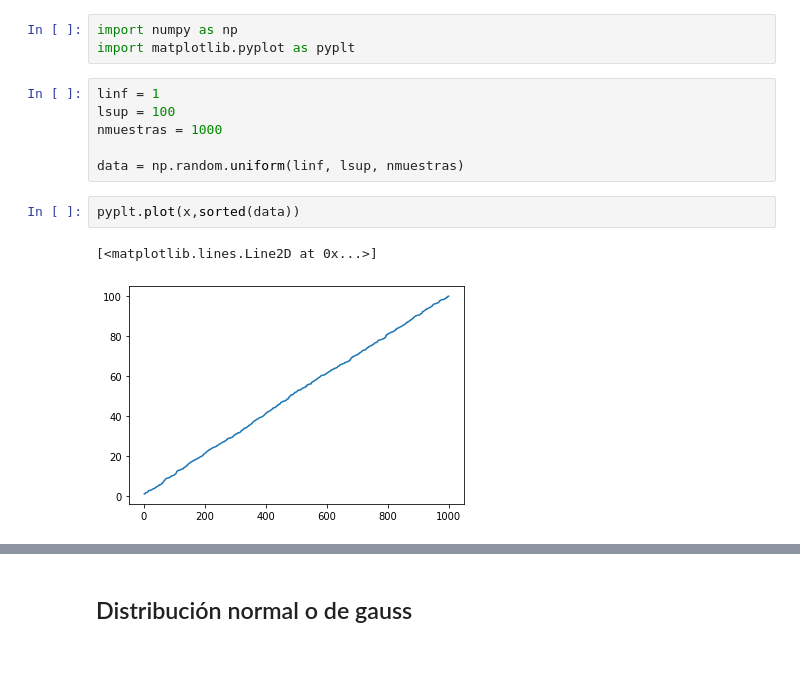
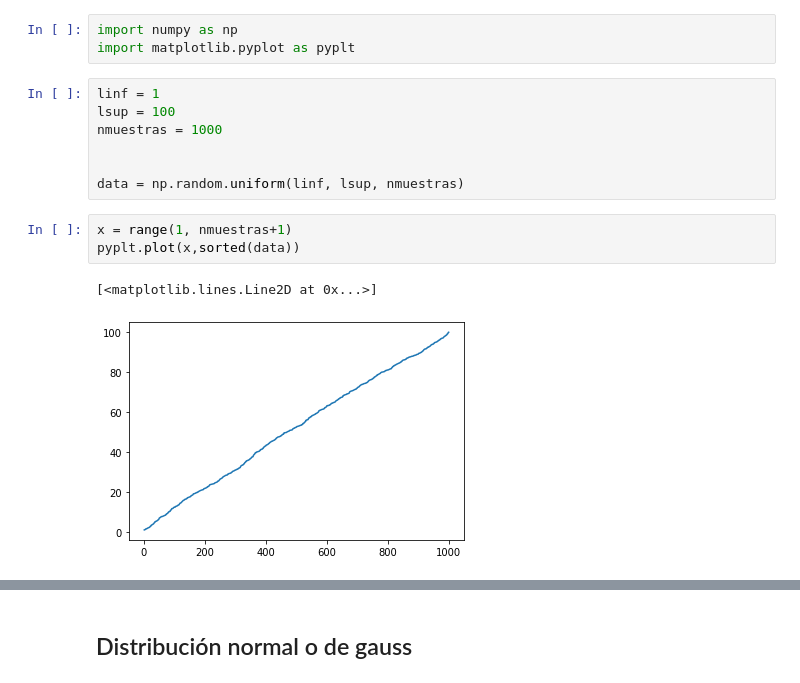
Before and after one commit to Zell0ss/machine_learning, a Jupyter notebook: Notebooks/T2 - 2 - Data Cleaning - Funciones de distribución de probabilidad.ipynb, the cells around one changed output, grey strips where cells are left out. Saved outputs shown, nothing was run; the diff lists cells and outputs as text.

```diff
--- a/Notebooks/T2 - 2 - Data Cleaning - Funciones de distribución de probabilidad.ipynb
+++ b/Notebooks/T2 - 2 - Data Cleaning - Funciones de distribución de probabilidad.ipynb
@@ -10,12 +10,14 @@ linf = 1
 lsup = 100
 nmuestras = 1000
 
+
 data = np.random.uniform(linf, lsup, nmuestras)
 # %%
+x = range(1, nmuestras+1)
 pyplt.plot(x,sorted(data))
 # %% [output]
 [<matplotlib.lines.Line2D at 0x...>]
-[figure, old version]
+[figure, new version]
 # %%
 pyplt.hist(data)
 # %% [output]
```
Also changed, not shown: parts of 9 cells of this notebook.
